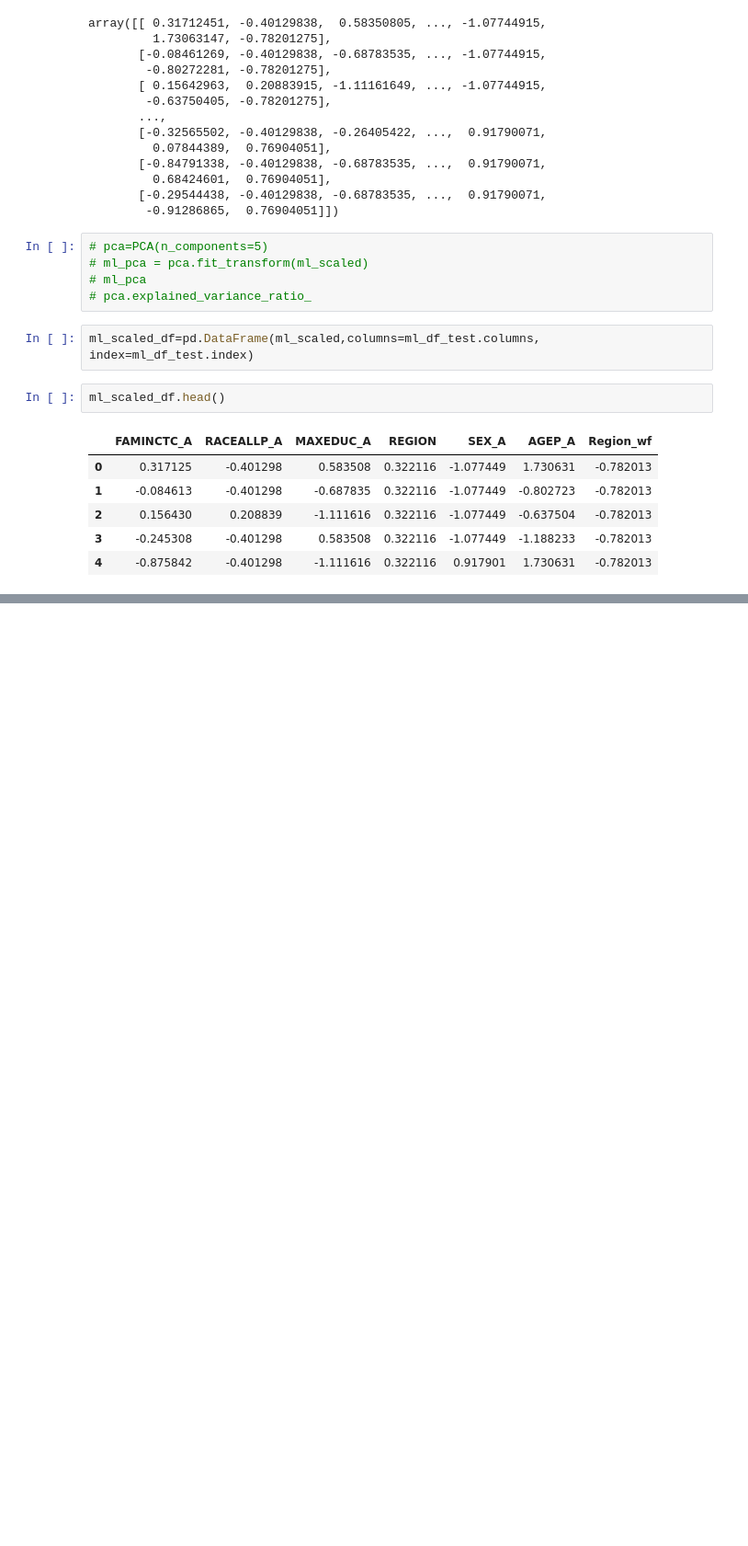
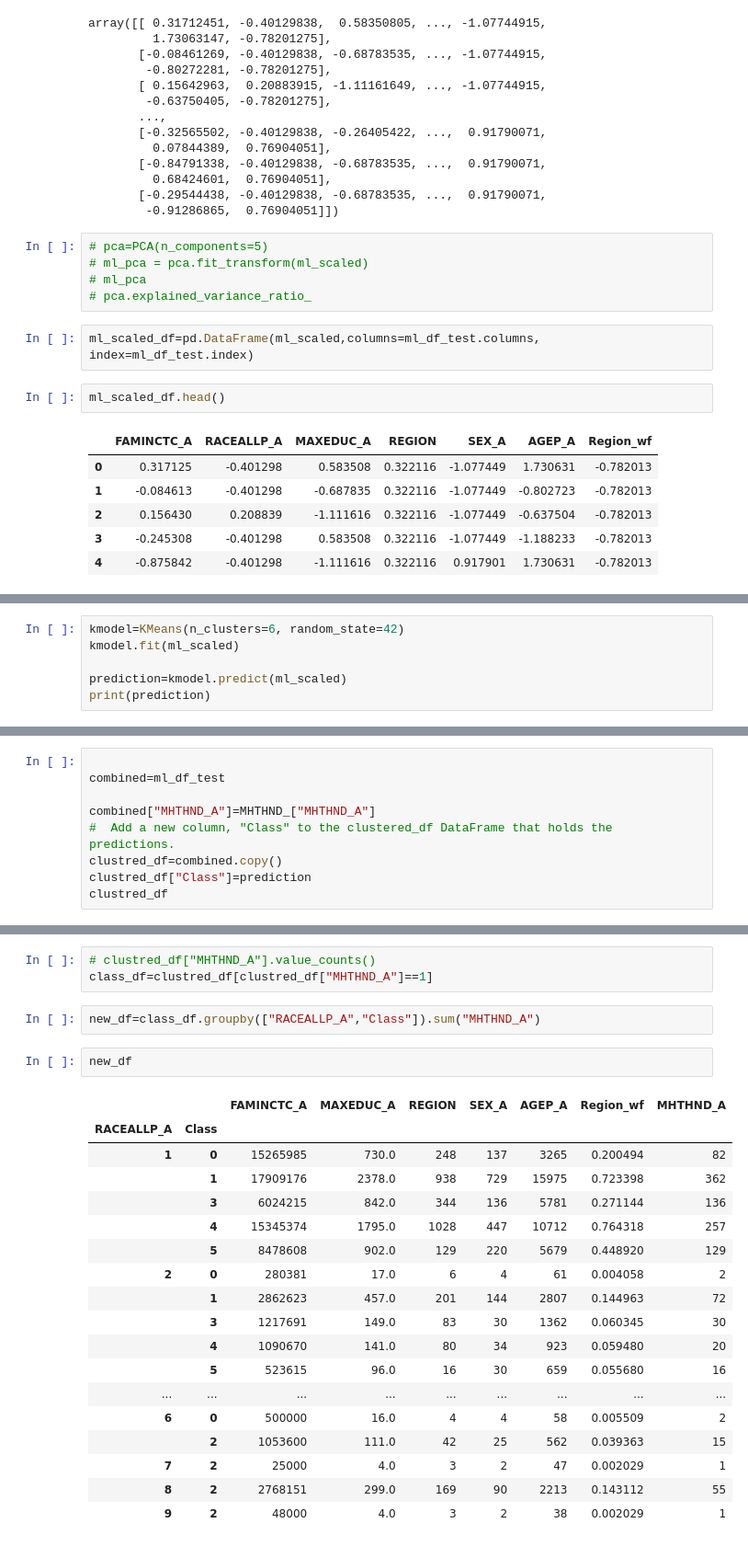
Before and after one commit to NoahToomeyBC/project-vu, a Jupyter notebook: dataexploration/ML_test/ml_test2.ipynb, the cells around one changed output, grey strips where cells are left out. Shown at 92% size. Cells and saved outputs as stored; diff of their text form; blank space fills up the shorter version.

Commit message:
new ml test

```diff
--- a/dataexploration/ML_test/ml_test2.ipynb
+++ b/dataexploration/ML_test/ml_test2.ipynb
@@ -88,3 +88,9 @@ df_elbow = pd.DataFrame(elbow_data)
 df_elbow.hvplot.line(x="k", y="inertia", title="Elbow Curve", xticks=k)
 # %% [output]
 [interactive output not drawn]
+# %%
+kmodel=KMeans(n_clusters=6, random_state=42)
+kmodel.fit(ml_scaled)
+
+prediction=kmodel.predict(ml_scaled)
+print(prediction)
@@ -90,0 +99,9 @@ df_elbow.hvplot.line(x="k", y="inertia", title="Elbow Curve", xticks=k)
+# %%
+
+combined=ml_df_test
+
+combined["MHTHND_A"]=MHTHND_["MHTHND_A"]
+#  Add a new column, "Class" to the clustered_df DataFrame that holds the predictions.
+clustred_df=combined.copy()
+clustred_df["Class"]=prediction
+clustred_df
@@ -90,0 +122,26 @@ df_elbow.hvplot.line(x="k", y="inertia", title="Elbow Curve", xticks=k)
+# %%
+# clustred_df["MHTHND_A"].value_counts()
+class_df=clustred_df[clustred_df["MHTHND_A"]==1]
+# %%
+new_df=class_df.groupby(["RACEALLP_A","Class"]).sum("MHTHND_A")
+# %%
+new_df
+# %% [output]
+|  |  | FAMINCTC_A | MAXEDUC_A | REGION | SEX_A | AGEP_A | Region_wf | MHTHND_A |
+| RACEALLP_A | Class |  |  |  |  |  |  |  |
+| 1 | 0 | 15265985 | 730.0 | 248 | 137 | 3265 | 0.200494 | 82 |
+|  | 1 | 17909176 | 2378.0 | 938 | 729 | 15975 | 0.723398 | 362 |
+|  | 3 | 6024215 | 842.0 | 344 | 136 | 5781 | 0.271144 | 136 |
+|  | 4 | 15345374 | 1795.0 | 1028 | 447 | 10712 | 0.764318 | 257 |
+|  | 5 | 8478608 | 902.0 | 129 | 220 | 5679 | 0.448920 | 129 |
+| 2 | 0 | 280381 | 17.0 | 6 | 4 | 61 | 0.004058 | 2 |
+|  | 1 | 2862623 | 457.0 | 201 | 144 | 2807 | 0.144963 | 72 |
+|  | 3 | 1217691 | 149.0 | 83 | 30 | 1362 | 0.060345 | 30 |
+|  | 4 | 1090670 | 141.0 | 80 | 34 | 923 | 0.059480 | 20 |
+|  | 5 | 523615 | 96.0 | 16 | 30 | 659 | 0.055680 | 16 |
+| ... | ... | ... | ... | ... | ... | ... | ... | ... |
+| 6 | 0 | 500000 | 16.0 | 4 | 4 | 58 | 0.005509 | 2 |
+|  | 2 | 1053600 | 111.0 | 42 | 25 | 562 | 0.039363 | 15 |
+| 7 | 2 | 25000 | 4.0 | 3 | 2 | 47 | 0.002029 | 1 |
+| 8 | 2 | 2768151 | 299.0 | 169 | 90 | 2213 | 0.143112 | 55 |
+| 9 | 2 | 48000 | 4.0 | 3 | 2 | 38 | 0.002029 | 1 |
```
Also changed, not shown: parts of 2 cells of this notebook.
